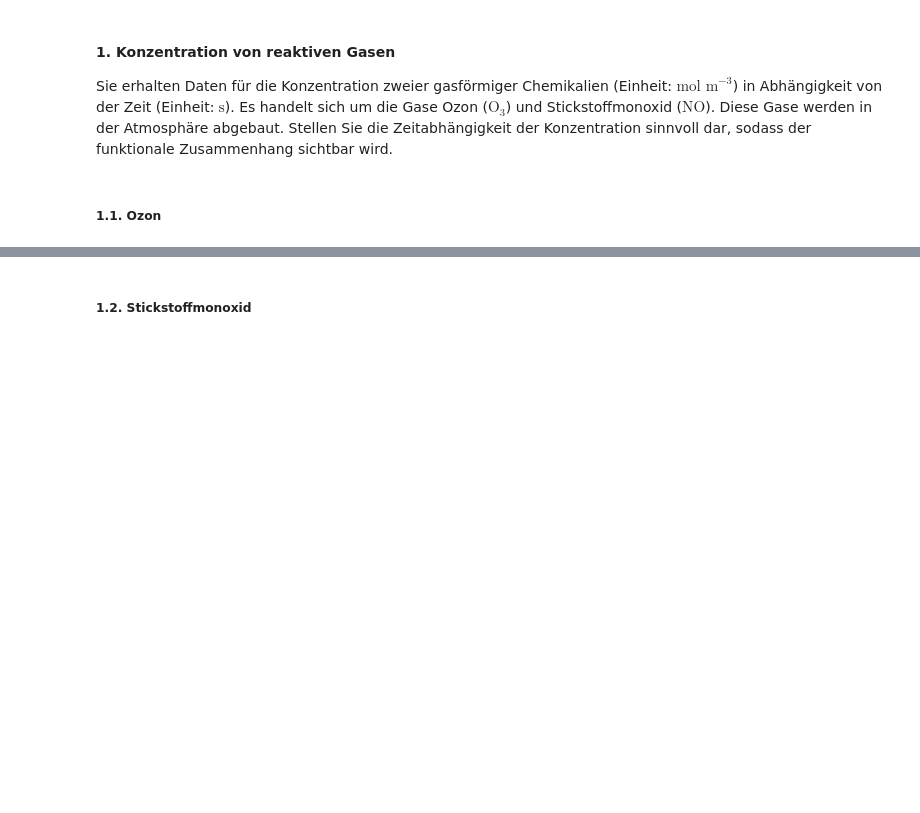
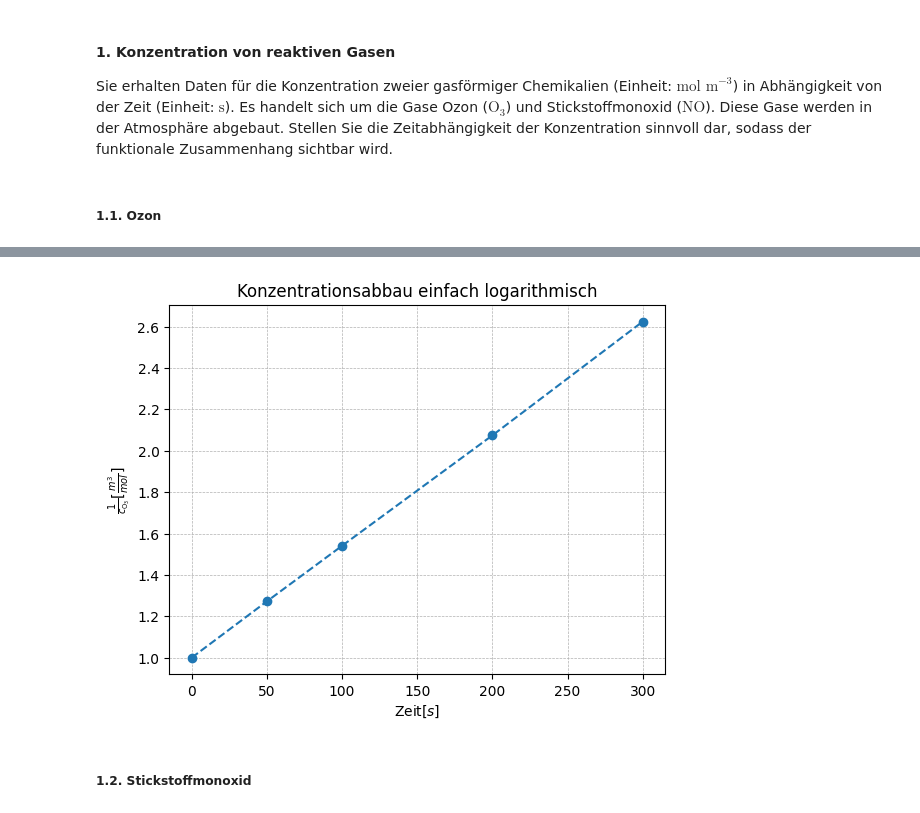
Before and after one commit to TimJoest/Datascience_2, a Jupyter notebook: MNM/Vorlesung/Pandas/2_pandasSeries_matplotlib.ipynb, the cells around one changed output, grey strips where cells are left out. Cells and saved outputs as stored; diff of their text form; code cells hidden in the pictures; blank space fills up the shorter version.

```diff
--- a/MNM/Vorlesung/Pandas/2_pandasSeries_matplotlib.ipynb
+++ b/MNM/Vorlesung/Pandas/2_pandasSeries_matplotlib.ipynb
@@ -1511,3 +1550,12 @@ c_ozone = pd.Series(data=(1, 0.786, 0.649, 0.482, 0.381), index=(0, 50, 100, 200
+# %%
+(1/c_ozone).plot(title=r"Konzentrationsabbau einfach logarithmisch",
+                 xlabel=r"Zeit$[s]$",
+                 ylabel=r"$\frac{1}{c_{\mathrm{O}_3}}[\frac{m^3}{mol}]$",
+                 marker = 'o',
+                 linestyle = '--',
+                ).grid(linestyle="--", linewidth=0.5)
+# %% [output]
+[figure, added]
 # %% [markdown]
 ##### 1.2. Stickstoffmonoxid
 # %%
```
Also changed, not shown: parts of 10 cells of this notebook, 1 other file.
